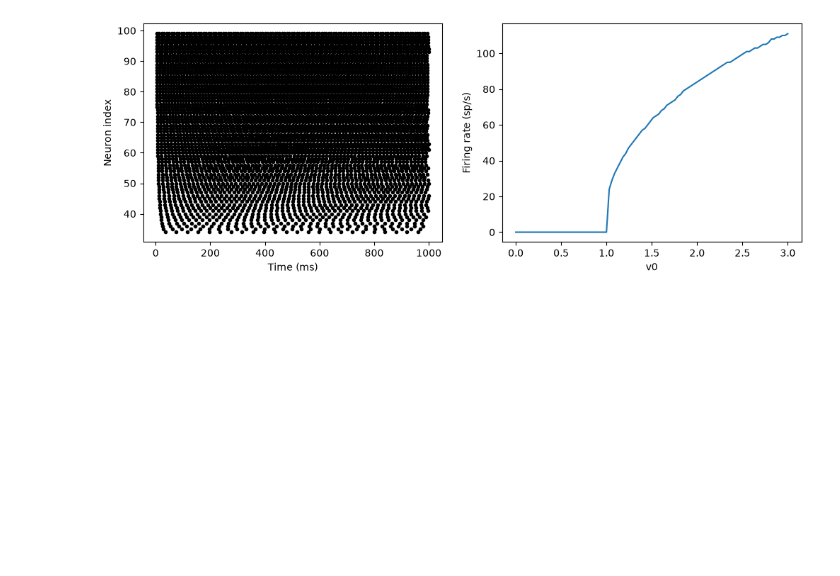
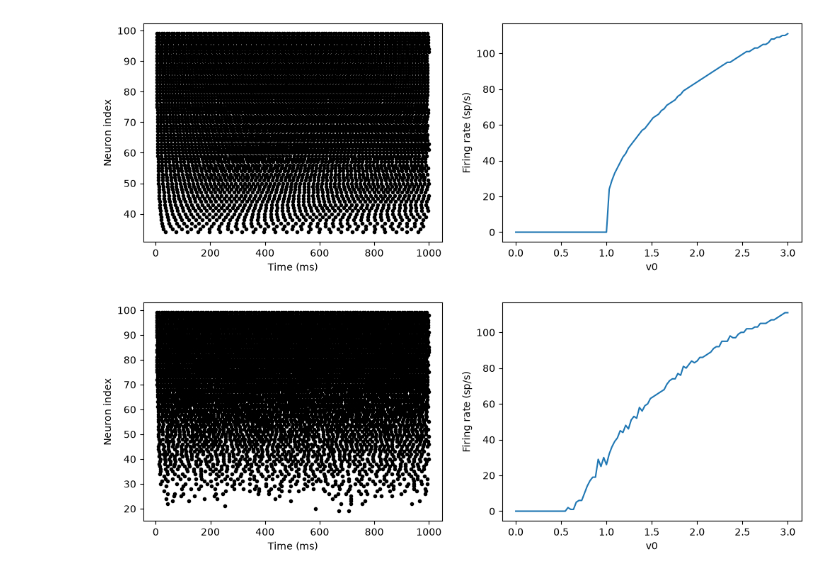
Before and after one commit to Emiel-Nagel/Thesis-Code, a Jupyter notebook: tutorials/Neurons.ipynb, the cells around one changed output. Drawn from its saved outputs; the diff is of its cells as text; code cells hidden in the pictures; blank space fills up the shorter version.

```diff
--- a/tutorials/Neurons.ipynb
+++ b/tutorials/Neurons.ipynb
@@ -190,3 +190,47 @@ The object was created here (most recent call only):
   File 'C:\Users\emiel\AppData\Local\Temp\ipykernel_23852\2542383888.py', line 9, in <module>
     G = NeuronGroup( [brian2.core.base.unused_brian_object]
 [figure]
+# %%
+# Adding Stochasticity
+
+start_scope()
+
+N = 100
+tau = 10*ms
+v0_max = 3.
+duration = 1000*ms
+sigma = 0.2
+
+eqs = '''
+dv/dt = (v0-v)/tau+sigma*xi*tau**-0.5 : 1 (unless refractory)
+v0 : 1
+'''
+
+group = NeuronGroup(
+    N=N,
+    model=eqs,
+    threshold='v>1',
+    reset='v=0',
+    refractory=5*ms,
+    method='euler',
+)
+
+spike_monitor = SpikeMonitor(
+    source=group,
+)
+
+group.v0 = 'i*v0_max/(N-1)'
+
+run(duration)
+
+figure(figsize=(12,4))
+subplot(121)
+plot(spike_monitor.t/ms, spike_monitor.i, '.k')
+xlabel('Time (ms)')
+ylabel('Neuron index')
+subplot(122)
+plot(group.v0, spike_monitor.count/duration)
+xlabel('v0')
+ylabel('Firing rate (sp/s)');
+# %% [output]
+[figure, added]
```
Also changed, not shown: parts of 1 cell of this notebook.
